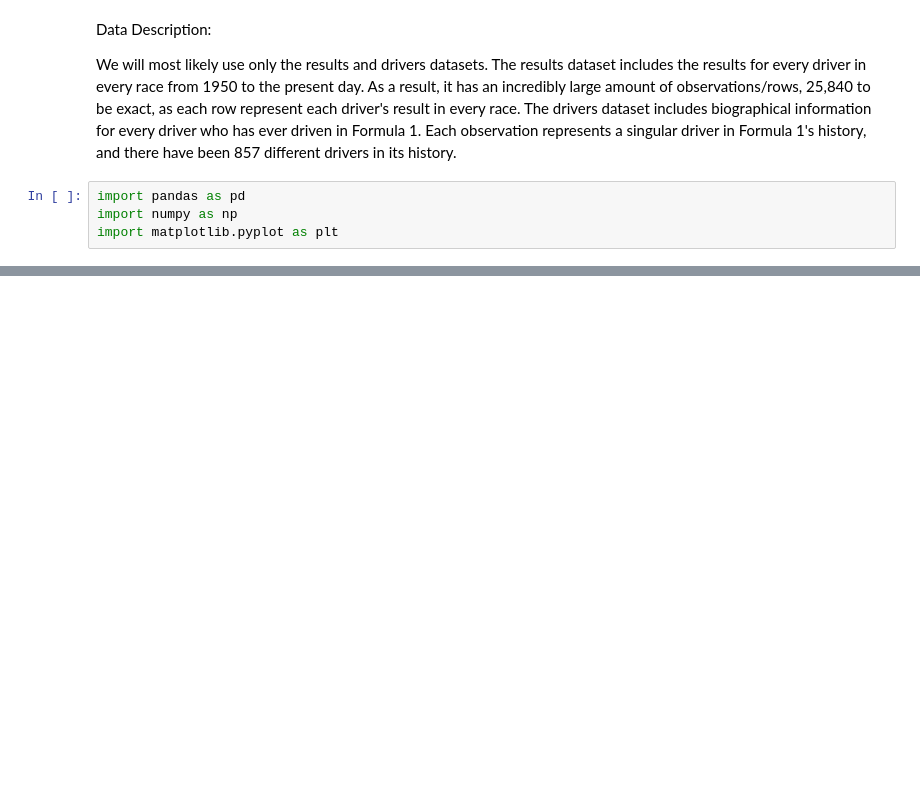
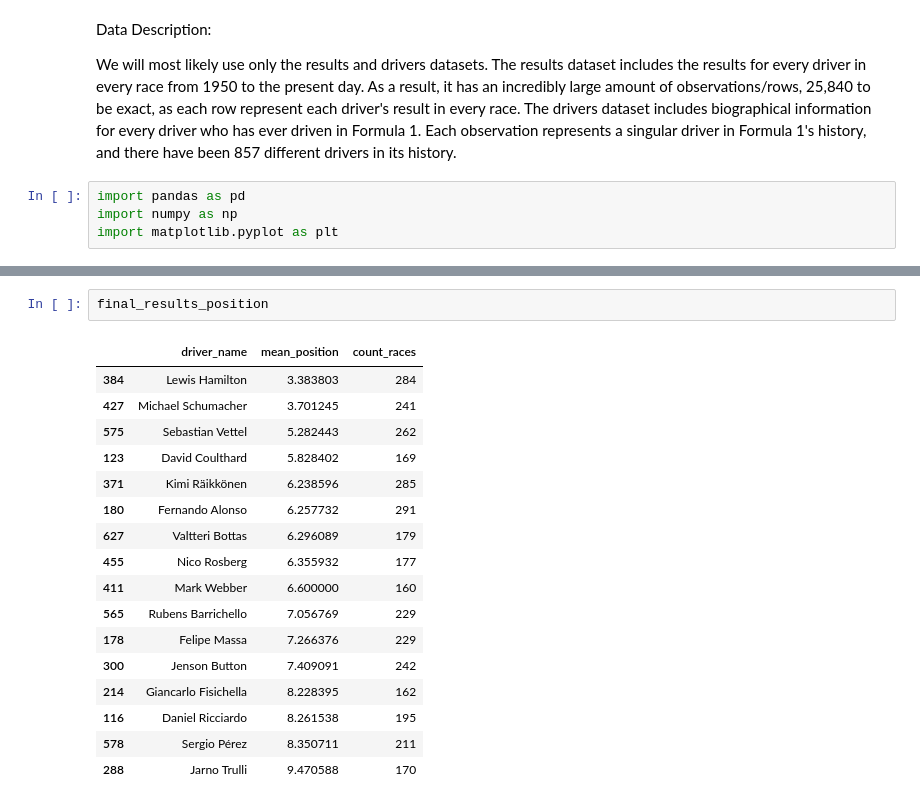
Before and after one commit to xRPx7/QTM-151-Notes, a Jupyter notebook: final_project 2/FinalProjectCode.ipynb, the cells around one changed output, grey strips where cells are left out. Cells and saved outputs as stored; diff of their text form; blank space fills up the shorter version.

```diff
--- a/final_project 2/FinalProjectCode.ipynb
+++ b/final_project 2/FinalProjectCode.ipynb
@@ -20,0 +92,20 @@ drivers = pd.read_csv("/Users/rohanpatel/Documents/GitHub/QTM-151-Notes/final_pr
+# %%
+final_results_position
+# %% [output]
+|  | driver_name | mean_position | count_races |
+| 384 | Lewis Hamilton | 3.383803 | 284 |
+| 427 | Michael Schumacher | 3.701245 | 241 |
+| 575 | Sebastian Vettel | 5.282443 | 262 |
+| 123 | David Coulthard | 5.828402 | 169 |
+| 371 | Kimi Räikkönen | 6.238596 | 285 |
+| 180 | Fernando Alonso | 6.257732 | 291 |
+| 627 | Valtteri Bottas | 6.296089 | 179 |
+| 455 | Nico Rosberg | 6.355932 | 177 |
+| 411 | Mark Webber | 6.600000 | 160 |
+| 565 | Rubens Barrichello | 7.056769 | 229 |
+| 178 | Felipe Massa | 7.266376 | 229 |
+| 300 | Jenson Button | 7.409091 | 242 |
+| 214 | Giancarlo Fisichella | 8.228395 | 162 |
+| 116 | Daniel Ricciardo | 8.261538 | 195 |
+| 578 | Sergio Pérez | 8.350711 | 211 |
+| 288 | Jarno Trulli | 9.470588 | 170 |
```
Also changed, not shown: parts of 16 cells of this notebook, 3 other files.
